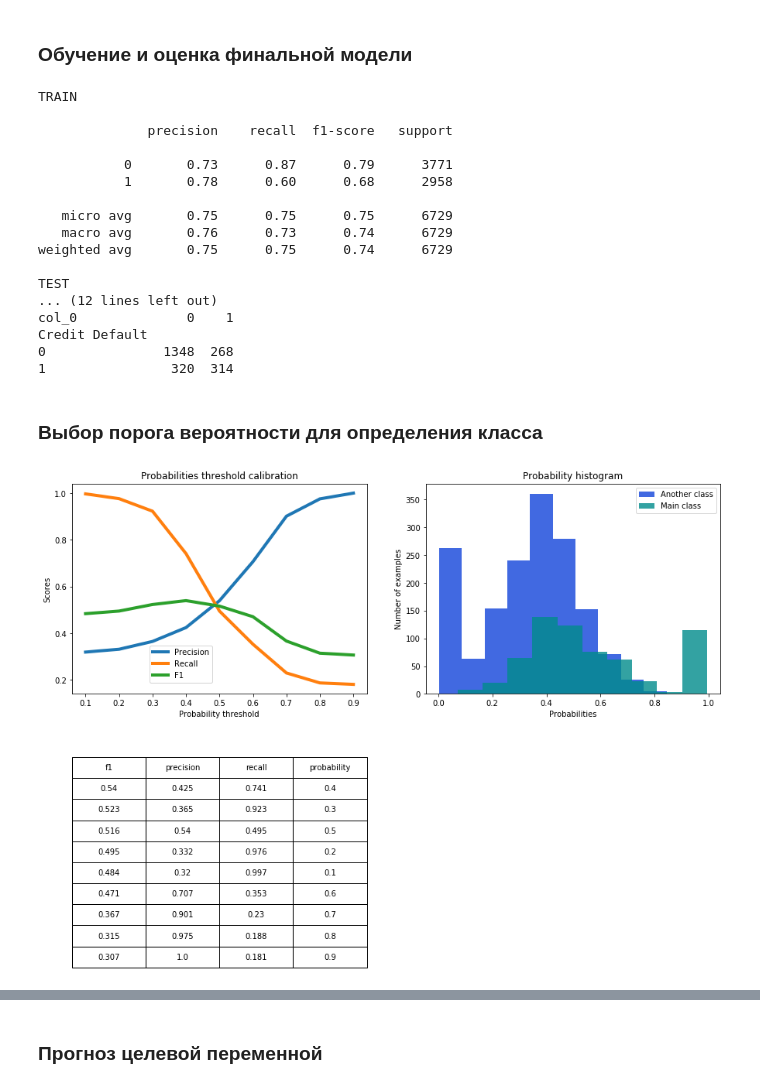
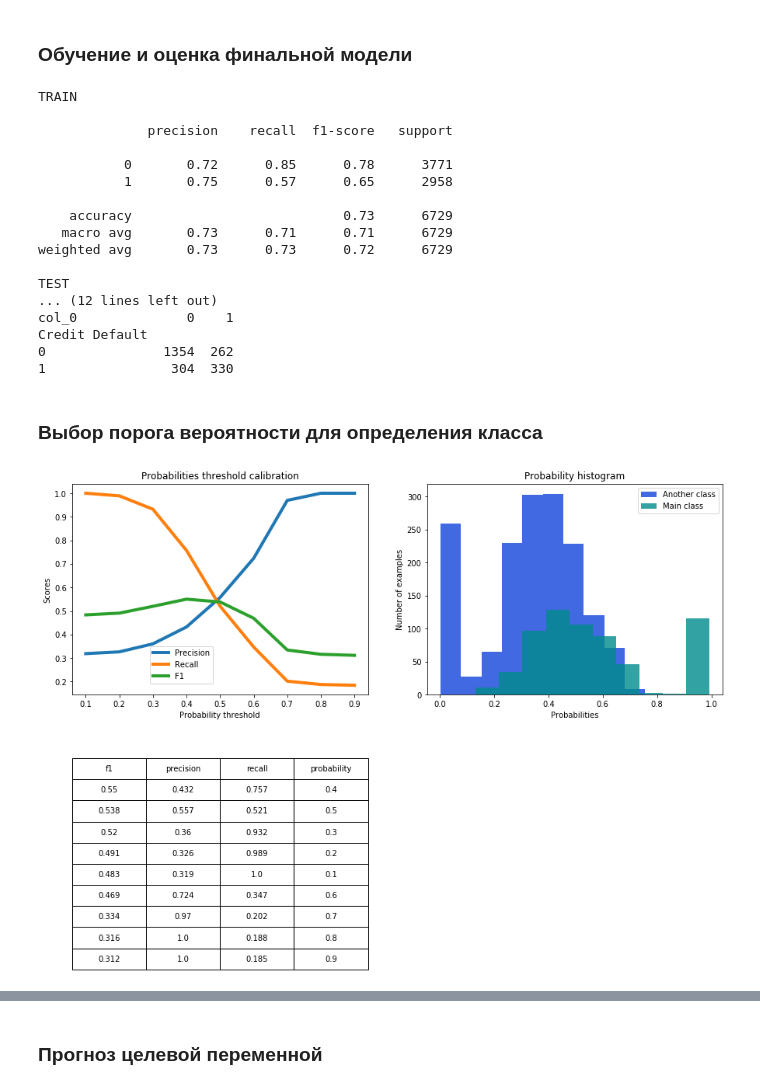
Before and after one commit to Kolch/DataSciencePy, a Jupyter notebook: projects/loan_default_predictions/KolchedantsevA_solution.ipynb, the cells around one changed output, grey strips where cells are left out. Drawn from its saved outputs; the diff is of its cells as text; code cells hidden in the pictures.

```diff
--- a/projects/loan_default_predictions/KolchedantsevA_solution.ipynb
+++ b/projects/loan_default_predictions/KolchedantsevA_solution.ipynb
@@ -296,10 +405,6 @@ NUM_FEATURE_NAMES = ['Annual Income', 'Years in current job', 'Tax Liens', 'Numb
                     'Maximum Open Credit', 'Number of Credit Problems', 'Bankruptcies', 'Current Loan Amount', 'Current Credit Balance',
                     'Monthly Debt', 'Credit Score']
 
-CAT_FEATURE_NAMES = ['Home Ownership', 'Purpose', 'Term']
+CAT_FEATURE_NAMES = ['le_Purpose', 'Ter_Long Term', 'le_Home Ownership']
 # %% [markdown]
 ### Подготовка признаков
-# %%
-log_credit_score = np.log(df['Credit Score'])
-sns.kdeplot(log_credit_score, shade=True, color='g')
-df['Credit Score'] = log_credit_score
@@ -395,9 +472,13 @@ print(rs.best_score_)
 # %% [markdown]
 ### Обучение и оценка финальной модели
+# %%
+model_lr = LogisticRegression(solver='saga', l1_ratio='none', penalty='l1', random_state=21)
+
+model_catb = catb.CatBoostClassifier(n_estimators=500, max_depth=3,
+                                      silent=True, random_state=21,
+                                      cat_features=CAT_FEATURE_NAMES, l2_leaf_reg=10)
 # %%
-final_model = catb.CatBoostClassifier(n_estimators=500, max_depth=3,
-                                      silent=True, random_state=21,
-                                      cat_features=CAT_FEATURE_NAMES, l2_leaf_reg=1)
+final_model = VotingClassifier([('LR', model_lr), ('CATC', model_catb)], voting='soft', weights=[1,2])
 final_model.fit(X_train, y_train)
 
 y_train_pred = final_model.predict(X_train)
@@ -409,25 +490,25 @@ TRAIN
 
               precision    recall  f1-score   support
 
-           0       0.73      0.87      0.79      3771
-           1       0.78      0.60      0.68      2958
+           0       0.72      0.85      0.78      3771
+           1       0.75      0.57      0.65      2958
 
-   micro avg       0.75      0.75      0.75      6729
-   macro avg       0.76      0.73      0.74      6729
-weighted avg       0.75      0.75      0.74      6729
+    accuracy                           0.73      6729
+   macro avg       0.73      0.71      0.71      6729
+weighted avg       0.73      0.73      0.72      6729
 
 TEST
 ... (12 lines left out)
 col_0              0    1
 Credit Default
-0               1348  268
-1                320  314
+0               1354  262
+1                304  330
 # %% [markdown]
 ### Выбор порога вероятности для определения класса
 # %%
 y_test_pred_probs = final_model.predict_proba(X_test)
 # %%
-show_proba_calibration_plots(y_test_pred_probs[:, 1], y_test)
+EDA.show_proba_calibration_plots(y_test_pred_probs[:, 1], y_test)
 # %% [output]
-[figure, old version]
+[figure, new version]
 # %%
```
Also changed, not shown: parts of 65 cells of this notebook.
